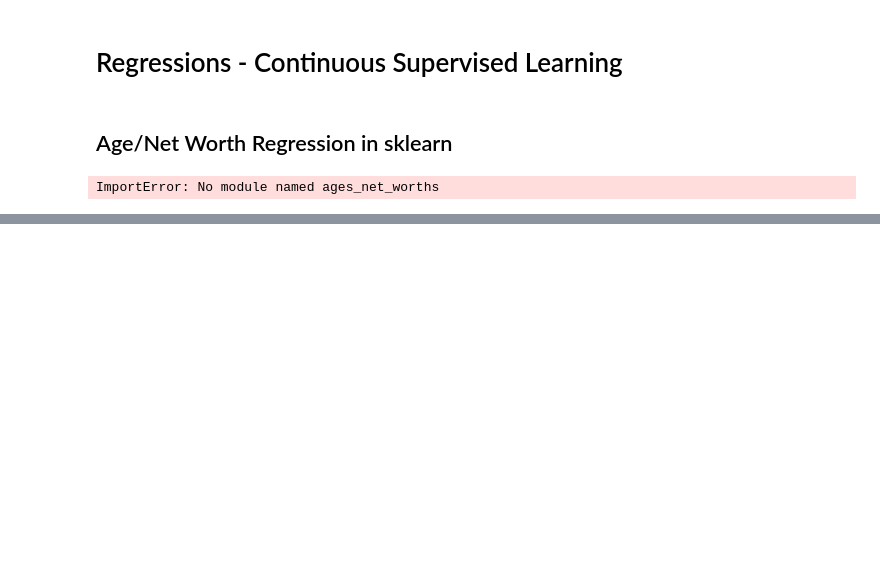
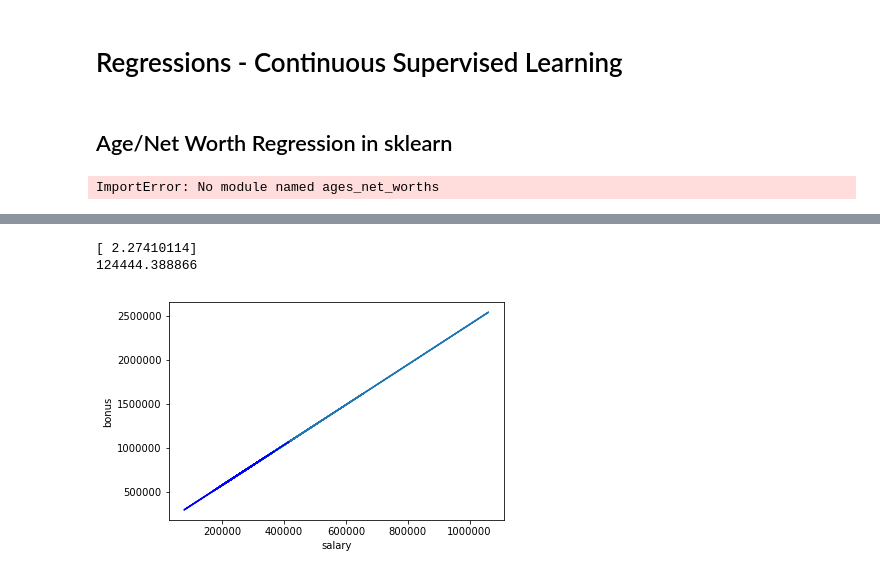
Before and after one commit to nmeliasp/Machine-Learning, a Jupyter notebook: ML - Datasets and Questions - Enron Dataset.ipynb, the cells around one changed output, grey strips where cells are left out. Drawn from its saved outputs; the diff is of its cells as text; code cells hidden in the pictures; blank space fills up the shorter version.

```diff
--- a/ML - Datasets and Questions - Enron Dataset.ipynb
+++ b/ML - Datasets and Questions - Enron Dataset.ipynb
@@ -429,0 +518,16 @@ ImportError: No module named ages_net_worths
+# %%
+try:
+    plt.plot( feature_test, reg.predict(feature_test) )
+except NameError:
+    pass
+reg.fit(feature_test, target_test)
+print reg.coef_
+plt.plot(feature_train, reg.predict(feature_train), color="b")
+plt.xlabel(features_list[1])
+plt.ylabel(features_list[0])
+plt.legend()
+plt.show()
+# %% [output]
+[ 2.27410114]
+124444.388866
+[figure, added]
```
Also changed, not shown: parts of 2 cells of this notebook.
